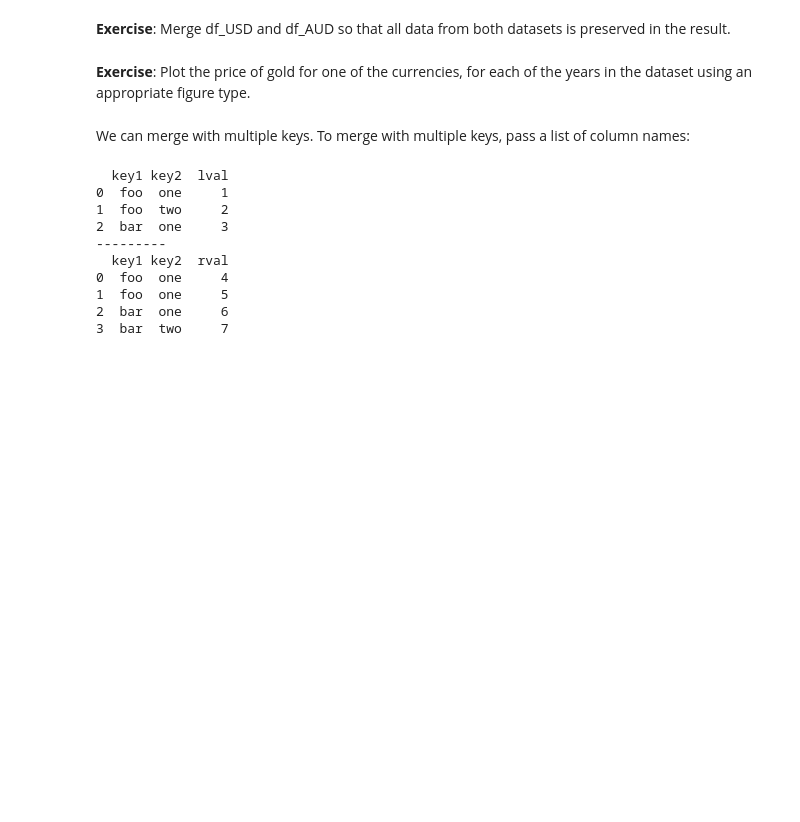
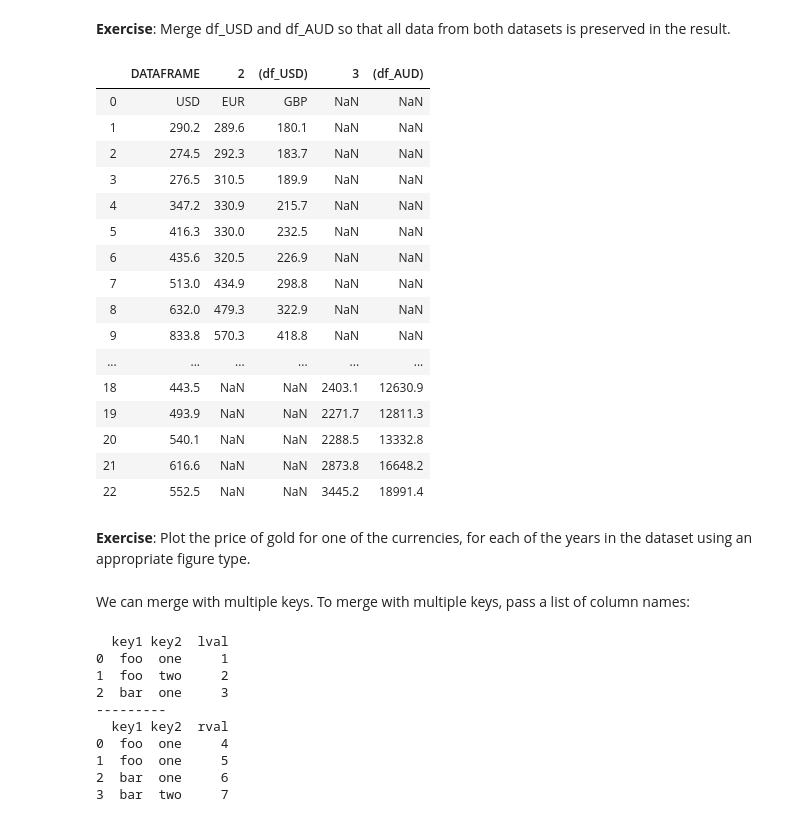
Before and after one commit to TOMMYWHY/158_755DataScience, a Jupyter notebook: 158755/Notebooks/Lecture 3B - Dataset Integration.ipynb, the cells around one changed output. Drawn from its saved outputs; the diff is of its cells as text; code cells hidden in the pictures; blank space fills up the shorter version.

```diff
--- a/158755/Notebooks/Lecture 3B - Dataset Integration.ipynb
+++ b/158755/Notebooks/Lecture 3B - Dataset Integration.ipynb
@@ -367,5 +448,25 @@ df_AUD
 # %% [markdown]
 **Exercise**: Merge df_USD and df_AUD so that all data from both datasets is preserved in the result.
+# %%
+pd.merge(df_USD,df_AUD,how="outer")
+# %% [output]
+|  | DATAFRAME | 2 | (df_USD) | 3 | (df_AUD) |
+| 0 | USD | EUR | GBP | NaN | NaN |
+| 1 | 290.2 | 289.6 | 180.1 | NaN | NaN |
+| 2 | 274.5 | 292.3 | 183.7 | NaN | NaN |
+| 3 | 276.5 | 310.5 | 189.9 | NaN | NaN |
+| 4 | 347.2 | 330.9 | 215.7 | NaN | NaN |
+| 5 | 416.3 | 330.0 | 232.5 | NaN | NaN |
+| 6 | 435.6 | 320.5 | 226.9 | NaN | NaN |
+| 7 | 513.0 | 434.9 | 298.8 | NaN | NaN |
+| 8 | 632.0 | 479.3 | 322.9 | NaN | NaN |
+| 9 | 833.8 | 570.3 | 418.8 | NaN | NaN |
+| ... | ... | ... | ... | ... | ... |
+| 18 | 443.5 | NaN | NaN | 2403.1 | 12630.9 |
+| 19 | 493.9 | NaN | NaN | 2271.7 | 12811.3 |
+| 20 | 540.1 | NaN | NaN | 2288.5 | 13332.8 |
+| 21 | 616.6 | NaN | NaN | 2873.8 | 16648.2 |
+| 22 | 552.5 | NaN | NaN | 3445.2 | 18991.4 |
 # %% [markdown]
 **Exercise**: Plot the price of gold for one of the currencies, for each of the years in the dataset using an appropriate figure type.
 # %% [markdown]
```
Also changed, not shown: parts of 13 cells of this notebook, 2 other files.
